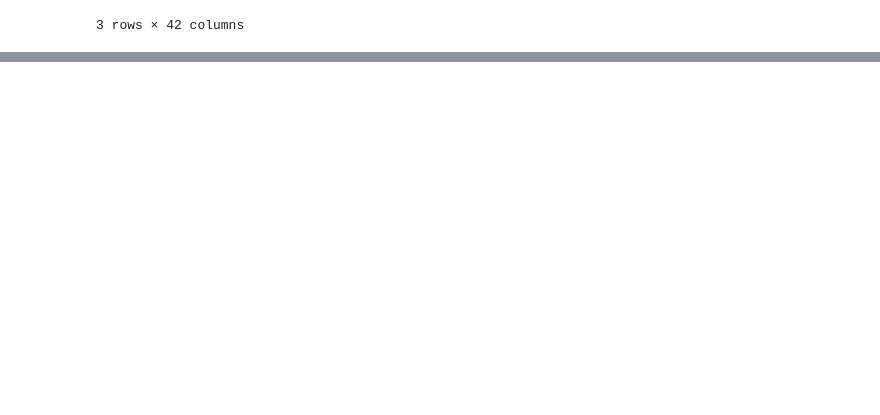
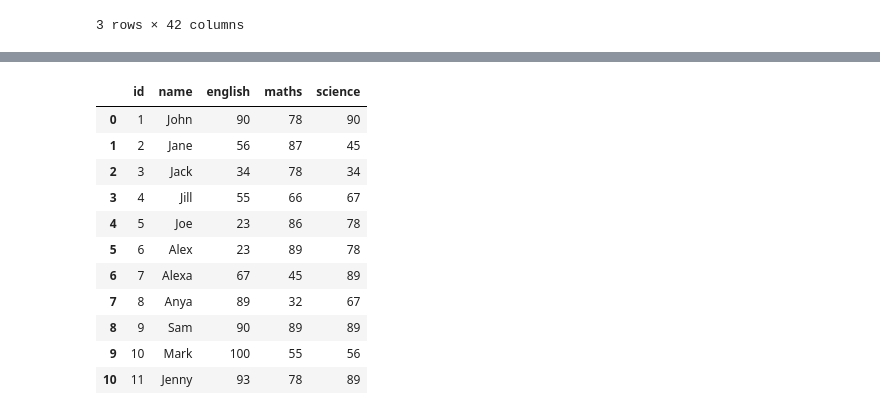
Before and after one commit to digipodium/DP-NOV-PYDS-1030-WSS, a Jupyter notebook: analysis/pandas.ipynb, the cells around one changed output, grey strips where cells are left out. Drawn from its saved outputs; the diff is of its cells as text; code cells hidden in the pictures; blank space fills up the shorter version.

```diff
--- a/analysis/pandas.ipynb
+++ b/analysis/pandas.ipynb
@@ -374,0 +377,10 @@ canada.iloc[[0,2,3]]
+# %%
+students = pd.DataFrame({
+    'id':[1,2,3,4,5,6,7,8,9,10],
+    'name':['John','Jane','Jack','Jill','Joe','Alex','Alexa','Anya','Sam','Mark'],
+    'english':[90,56,34,55,23,23,67,89,90,100],
+    'maths':[78,87,78,66,86,89,45,32,89,55],
+    'science':[90,45,34,67,78,78,89,67,89,56]
+})
+
+students # output
@@ -374,0 +399,22 @@ canada.iloc[[0,2,3]]
+# %%
+# add a new record in the dataframe
+students.append({
+    'id': 11,
+    'name': 'Jenny',
+    'english': 93,
+    'maths': 78,
+    'science': 89
+}, ignore_index=True)
+# %% [output]
+|  | id | name | english | maths | science |
+| 0 | 1 | John | 90 | 78 | 90 |
+| 1 | 2 | Jane | 56 | 87 | 45 |
+| 2 | 3 | Jack | 34 | 78 | 34 |
+| 3 | 4 | Jill | 55 | 66 | 67 |
+| 4 | 5 | Joe | 23 | 86 | 78 |
+| 5 | 6 | Alex | 23 | 89 | 78 |
+| 6 | 7 | Alexa | 67 | 45 | 89 |
+| 7 | 8 | Anya | 89 | 32 | 67 |
+| 8 | 9 | Sam | 90 | 89 | 89 |
+| 9 | 10 | Mark | 100 | 55 | 56 |
+| 10 | 11 | Jenny | 93 | 78 | 89 |
```
Also changed, not shown: parts of 21 cells of this notebook, 1 other file.
